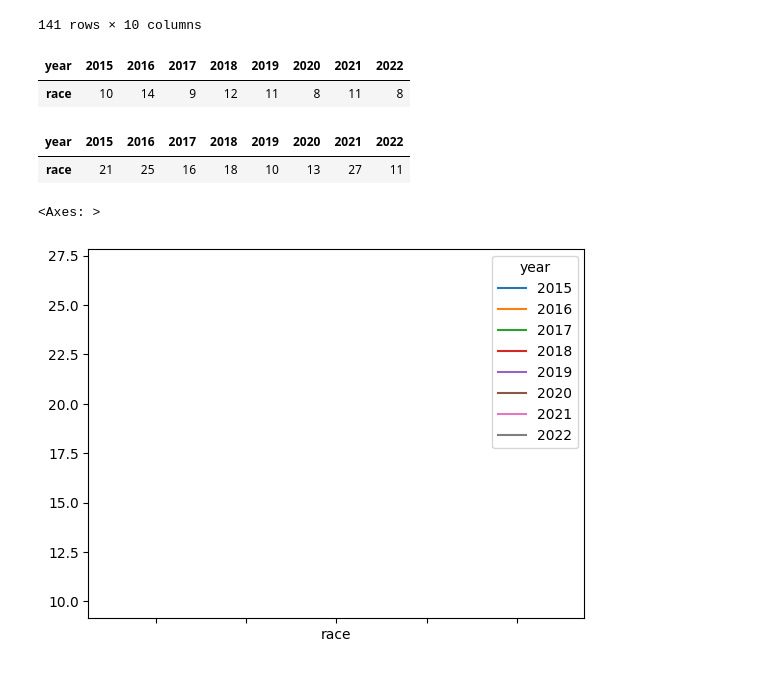
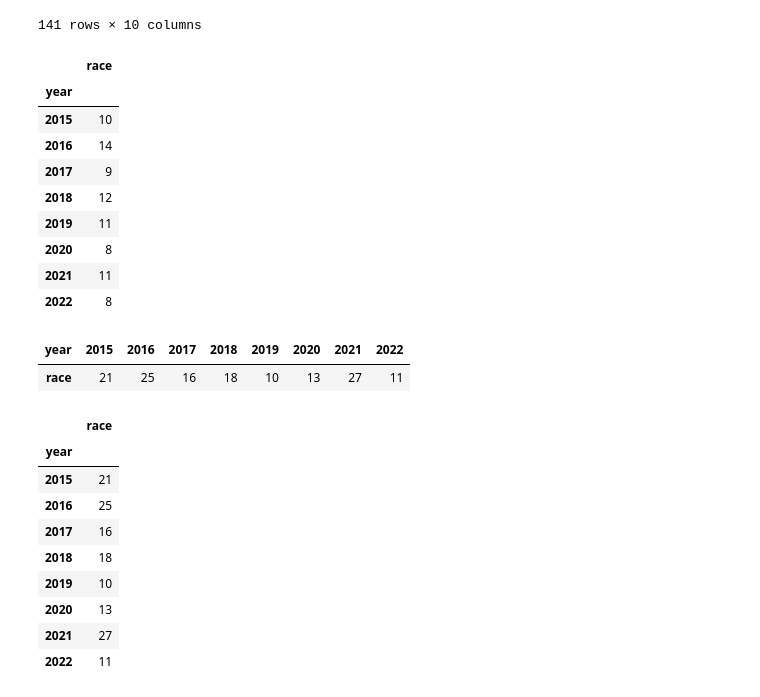
Before and after one commit to esantema/data-police-shootings, a Jupyter notebook: v2/Fatal_Shootings_Final.ipynb, the cells around one changed output. Saved outputs shown, nothing was run; the diff lists cells and outputs as text; code cells hidden in the pictures.

```diff
--- a/v2/Fatal_Shootings_Final.ipynb
+++ b/v2/Fatal_Shootings_Final.ipynb
@@ -322,18 +322,37 @@ il_shootings_year
 141 rows × 10 columns
 # %%
 mn_shootings_year = mn_shootings_year.pivot_table(columns="year", values = "race", aggfunc='count')
-mn_shootings_year
+mn_shootings_year_pivot = mn_shootings_year.transpose()
+mn_shootings_year_pivot
 # %% [output]
-| year | 2015 | 2016 | 2017 | 2018 | 2019 | 2020 | 2021 | 2022 |
-| race | 10 | 14 | 9 | 12 | 11 | 8 | 11 | 8 |
+|  | race |
+| year |  |
+| 2015 | 10 |
+| 2016 | 14 |
+| 2017 | 9 |
+| 2018 | 12 |
+| 2019 | 11 |
+| 2020 | 8 |
+| 2021 | 11 |
+| 2022 | 8 |
 # %%
 il_shootings_year = il_shootings_year.pivot_table(columns="year", values = "race", aggfunc='count')
 il_shootings_year
 # %% [output]
 | year | 2015 | 2016 | 2017 | 2018 | 2019 | 2020 | 2021 | 2022 |
 | race | 21 | 25 | 16 | 18 | 10 | 13 | 27 | 11 |
-# %%
-il_shootings_year.plot()
-# %% [output]
-<Axes: >
-[figure, removed]
+# %%
+il_shootings_year_pivot=il_shootings_year.transpose()
+il_shootings_year_pivot.rename(columns={"race":"Shootings"})
+il_shootings_year_pivot
+# %% [output]
+|  | race |
+| year |  |
+| 2015 | 21 |
+| 2016 | 25 |
+| 2017 | 16 |
+| 2018 | 18 |
+| 2019 | 10 |
+| 2020 | 13 |
+| 2021 | 27 |
+| 2022 | 11 |
```
Also changed, not shown: parts of 11 cells of this notebook.
